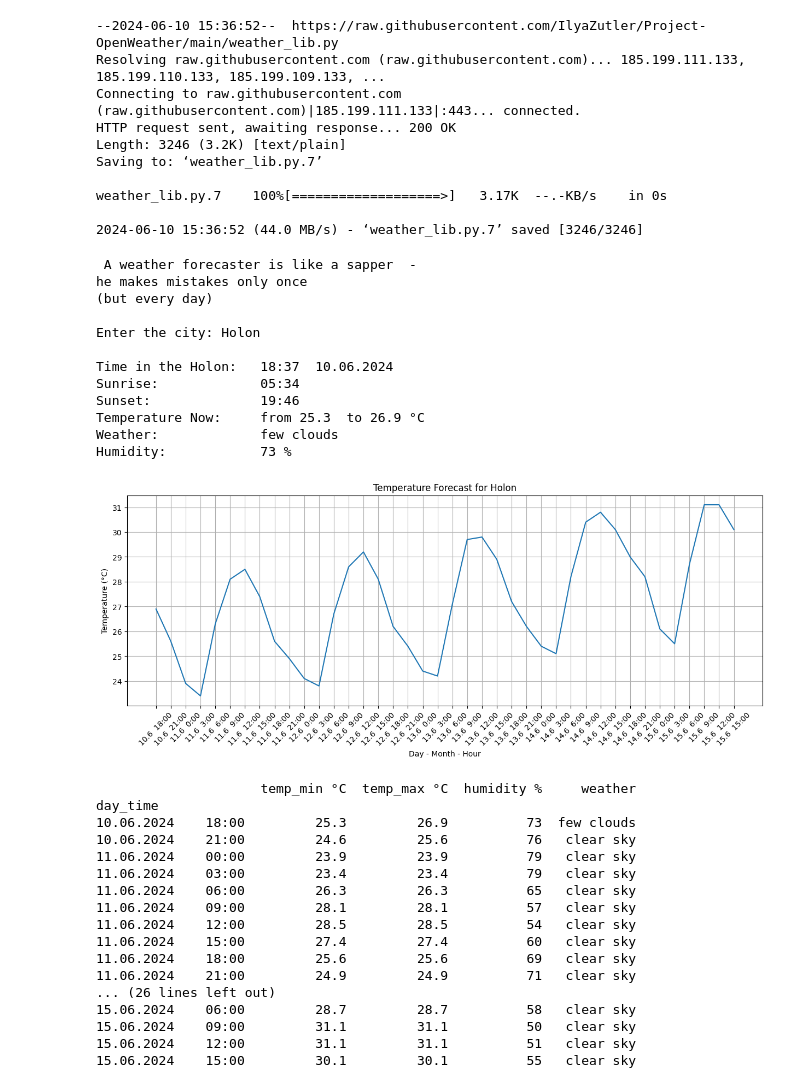
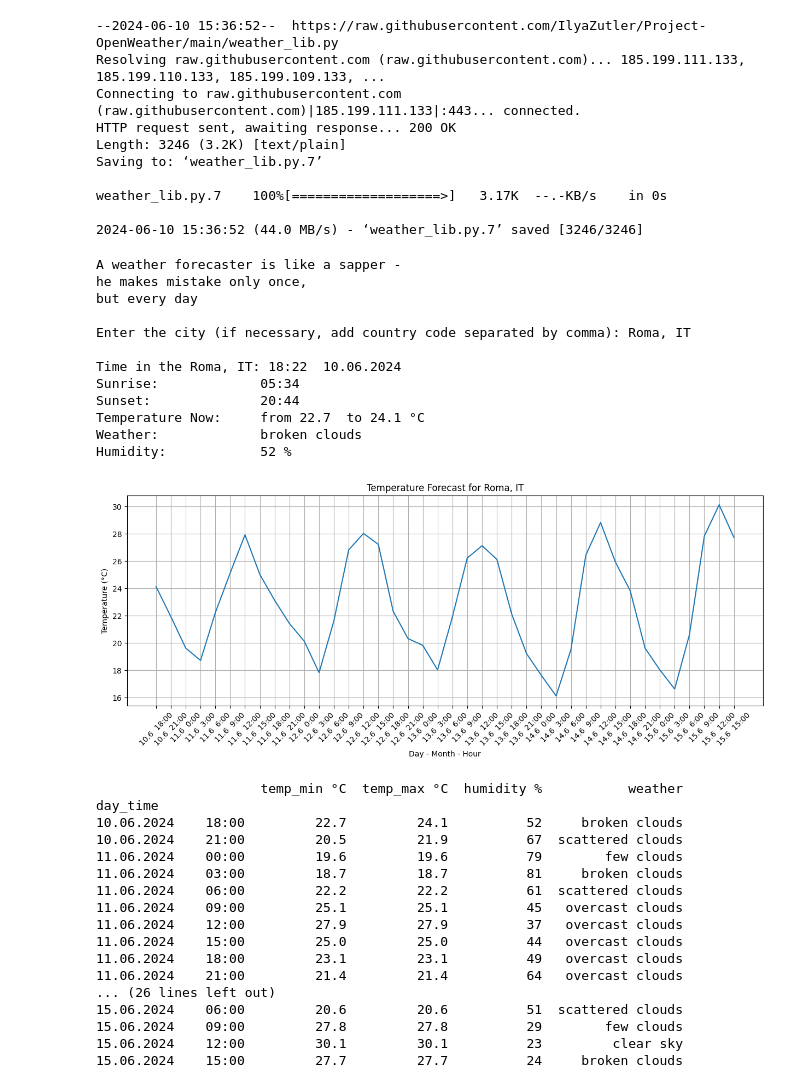
Before and after one commit to IlyaZutler/Project-OpenWeather, a Jupyter notebook: colab_weather.ipynb, the cells around one changed output. Drawn from its saved outputs; the diff is of its cells as text; code cells hidden in the pictures.

```diff
--- a/colab_weather.ipynb
+++ b/colab_weather.ipynb
@@ -27,59 +27,59 @@ request = True
 while request:
 
     print(hi)
-    city = input('Enter the city: ')
+    city = input('Enter the city (if necessary, add country code separated by comma): ')
     print()
 
     data = wlib.get_weather(city, units, key)
     if not data:
         print('Something is going wrong......')
     else:
         dt_txt_datetime, temp, temp_min, temp_max, humidity, description = wlib.data_to_lists(data)
         sunrise, sunset = wlib.get_sun_time(data)
         local_time = wlib.time_in_the_city(data)
 
         print(f'Time in the {city}:'.ljust(20),  f'{local_time.strftime("%H:%M  %d.%m.%Y")}')
         print('Sunrise:'.ljust(20),  f'{sunrise.strftime("%H:%M")}')
         print('Sunset:'.ljust(20),  f'{sunset.strftime("%H:%M")}')
         print(f'Temperature Now:'.ljust(20),  f'from {temp_min[0]:.1f}  to {temp_max[0]:.1f} °C')
         print('Weather:'.ljust(20),  f'{description[0]}')
         print('Humidity:'.ljust(20),  f'{humidity[0]} %')
 
         wlib.plot_weather(dt_txt_datetime, temp, city)
         print(wlib.table_of_data(dt_txt_datetime, temp_min, temp_max, humidity, description))
 
     # weather chart covers the input field
     # want_add = input("Enter 1 to Continue or 0 to Exit: ")
     # request = (want_add == '1')
     request = False
 # %% [output]
- A weather forecaster is like a sapper  -
-he makes mistakes only once
-(but every day)
+A weather forecaster is like a sapper -
+he makes mistake only once,
+but every day
 
-Enter the city: Holon
+Enter the city (if necessary, add country code separated by comma): Roma, IT
 
-Time in the Holon:   18:37  10.06.2024
+Time in the Roma, IT: 18:22  10.06.2024
 Sunrise:             05:34
-Sunset:              19:46
-Temperature Now:     from 25.3  to 26.9 °C
-Weather:             few clouds
-Humidity:            73 %
+Sunset:              20:44
+Temperature Now:     from 22.7  to 24.1 °C
+Weather:             broken clouds
+Humidity:            52 %
-[figure, old version]
+[figure, new version]
-                     temp_min °C  temp_max °C  humidity %     weather
+                     temp_min °C  temp_max °C  humidity %           weather
 day_time
-10.06.2024    18:00         25.3         26.9          73  few clouds
-10.06.2024    21:00         24.6         25.6          76   clear sky
-11.06.2024    00:00         23.9         23.9          79   clear sky
-11.06.2024    03:00         23.4         23.4          79   clear sky
-11.06.2024    06:00         26.3         26.3          65   clear sky
-11.06.2024    09:00         28.1         28.1          57   clear sky
-11.06.2024    12:00         28.5         28.5          54   clear sky
-11.06.2024    15:00         27.4         27.4          60   clear sky
-11.06.2024    18:00         25.6         25.6          69   clear sky
-11.06.2024    21:00         24.9         24.9          71   clear sky
+10.06.2024    18:00         22.7         24.1          52     broken clouds
+10.06.2024    21:00         20.5         21.9          67  scattered clouds
+11.06.2024    00:00         19.6         19.6          79        few clouds
+11.06.2024    03:00         18.7         18.7          81     broken clouds
+11.06.2024    06:00         22.2         22.2          61  scattered clouds
+11.06.2024    09:00         25.1         25.1          45   overcast clouds
+11.06.2024    12:00         27.9         27.9          37   overcast clouds
+11.06.2024    15:00         25.0         25.0          44   overcast clouds
+11.06.2024    18:00         23.1         23.1          49   overcast clouds
+11.06.2024    21:00         21.4         21.4          64   overcast clouds
 ... (26 lines left out)
-15.06.2024    06:00         28.7         28.7          58   clear sky
-15.06.2024    09:00         31.1         31.1          50   clear sky
-15.06.2024    12:00         31.1         31.1          51   clear sky
-15.06.2024    15:00         30.1         30.1          55   clear sky
+15.06.2024    06:00         20.6         20.6          51  scattered clouds
+15.06.2024    09:00         27.8         27.8          29        few clouds
+15.06.2024    12:00         30.1         30.1          23         clear sky
+15.06.2024    15:00         27.7         27.7          24     broken clouds
```
